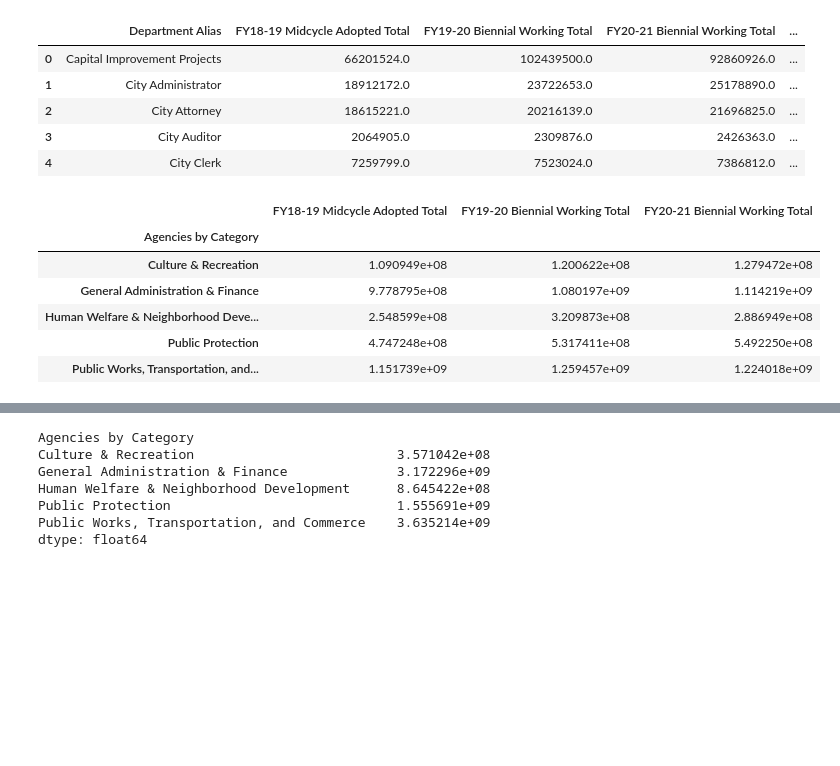
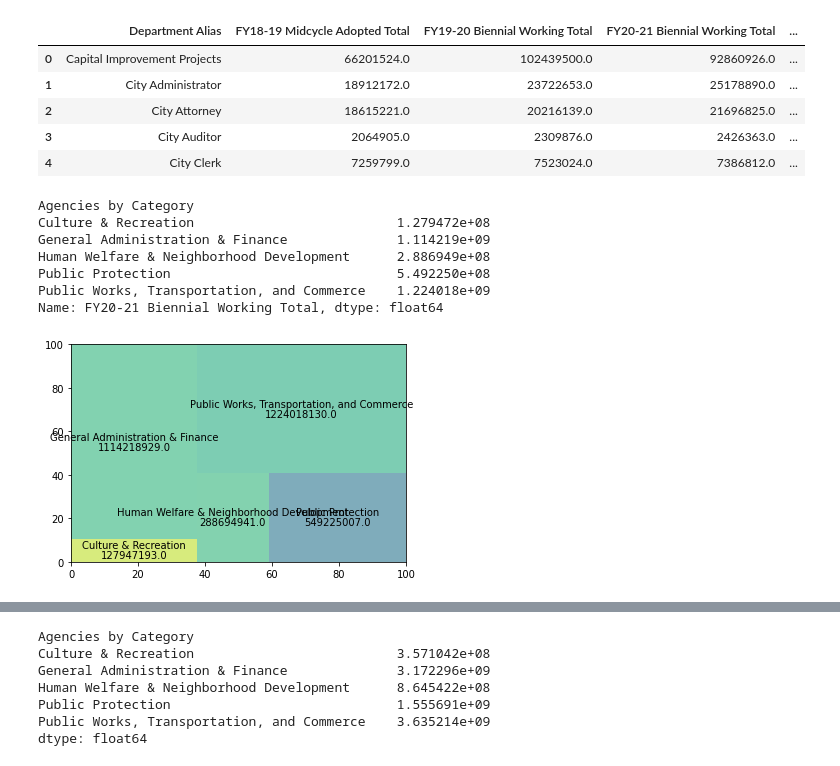
Before and after one commit to sfbrigade/datasci-police-budget, a Jupyter notebook: oaklanddataset/oakland_tree_map.ipynb, the cells around one changed output, grey strips where cells are left out. Saved outputs shown, nothing was run; the diff lists cells and outputs as text; code cells hidden in the pictures; blank space fills up the shorter version.

Commit message:
feature/oakland_tree_map: added '21 tree maps to oakland_tree_map.ipynb

```diff
--- a/oaklanddataset/oakland_tree_map.ipynb
+++ b/oaklanddataset/oakland_tree_map.ipynb
@@ -32,12 +32,17 @@ oakland.head()
 | 3 | City Auditor | 2064905.0 | 2309876.0 | 2426363.0 | ... |
 | 4 | City Clerk | 7259799.0 | 7523024.0 | 7386812.0 | ... |
 # %%
-oakland.groupby(['Agencies by Category']).sum()
+org_21 = oakland.groupby(['Agencies by Category']).sum()['FY20-21 Biennial Working Total']
+org_21
 # %% [output]
-|  | FY18-19 Midcycle Adopted Total | FY19-20 Biennial Working Total | FY20-21 Biennial Working Total |
-| Agencies by Category |  |  |  |
-| Culture & Recreation | 1.090949e+08 | 1.200622e+08 | 1.279472e+08 |
-| General Administration & Finance | 9.778795e+08 | 1.080197e+09 | 1.114219e+09 |
-| Human Welfare & Neighborhood Deve... | 2.548599e+08 | 3.209873e+08 | 2.886949e+08 |
-| Public Protection | 4.747248e+08 | 5.317411e+08 | 5.492250e+08 |
-| Public Works, Transportation, and... | 1.151739e+09 | 1.259457e+09 | 1.224018e+09 |
+Agencies by Category
+Culture & Recreation                          1.279472e+08
+General Administration & Finance              1.114219e+09
+Human Welfare & Neighborhood Development      2.886949e+08
+Public Protection                             5.492250e+08
+Public Works, Transportation, and Commerce    1.224018e+09
+Name: FY20-21 Biennial Working Total, dtype: float64
+# %%
+display_tree(org_21)
+# %% [output]
+[figure, added]
```
Also changed, not shown: parts of 14 cells of this notebook, 1 other file.
